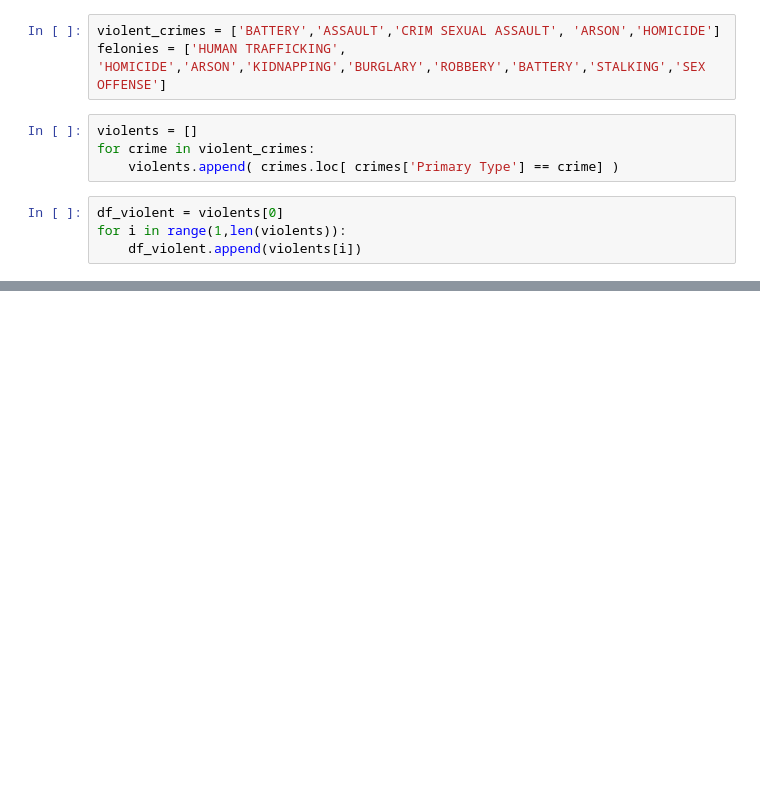
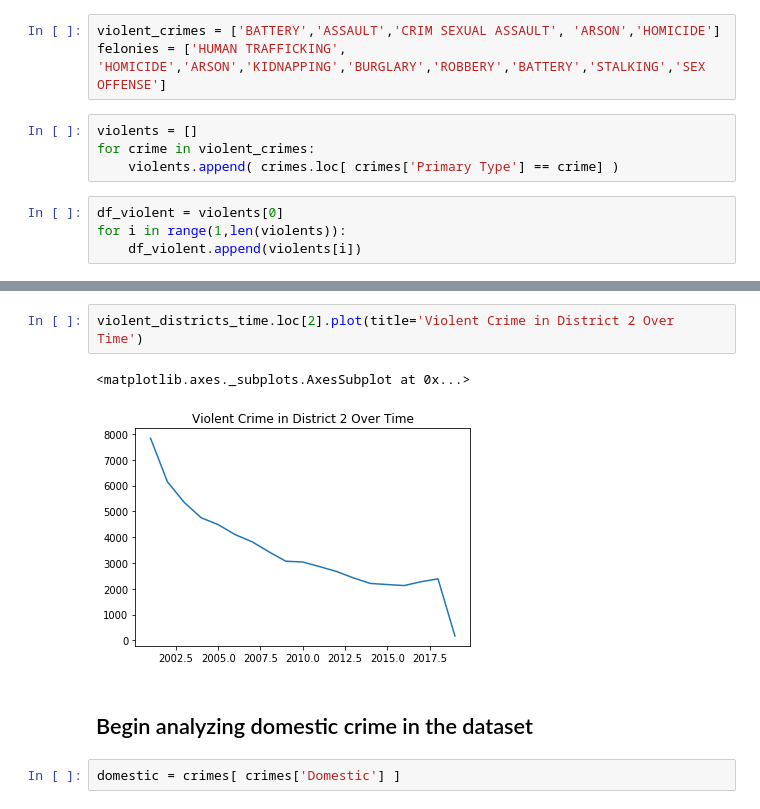
Before and after one commit to COGS108/Projects, a Jupyter notebook: Violent and Domestic.ipynb, the cells around one changed output, grey strips where cells are left out. Saved outputs shown, nothing was run; the diff lists cells and outputs as text; blank space fills up the shorter version.

Commit message:
Began work on violengt and domestic analyses

```diff
--- a/Violent and Domestic.ipynb
+++ b/Violent and Domestic.ipynb
@@ -73,0 +115,9 @@ df_count_violent.plot()
+# %%
+violent_districts_time.loc[2].plot(title='Violent Crime in District 2 Over Time')
+# %% [output]
+<matplotlib.axes._subplots.AxesSubplot at 0x...>
+[figure, added]
+# %% [markdown]
+## Begin analyzing domestic crime in the dataset
+# %%
+domestic = crimes[ crimes['Domestic'] ]
```
Also changed, not shown: parts of 14 cells of this notebook.
